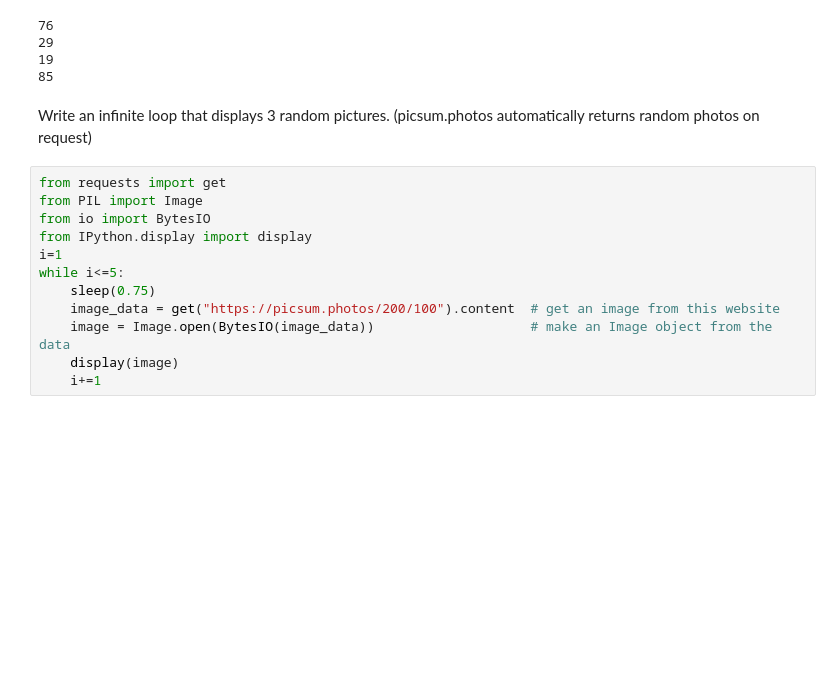
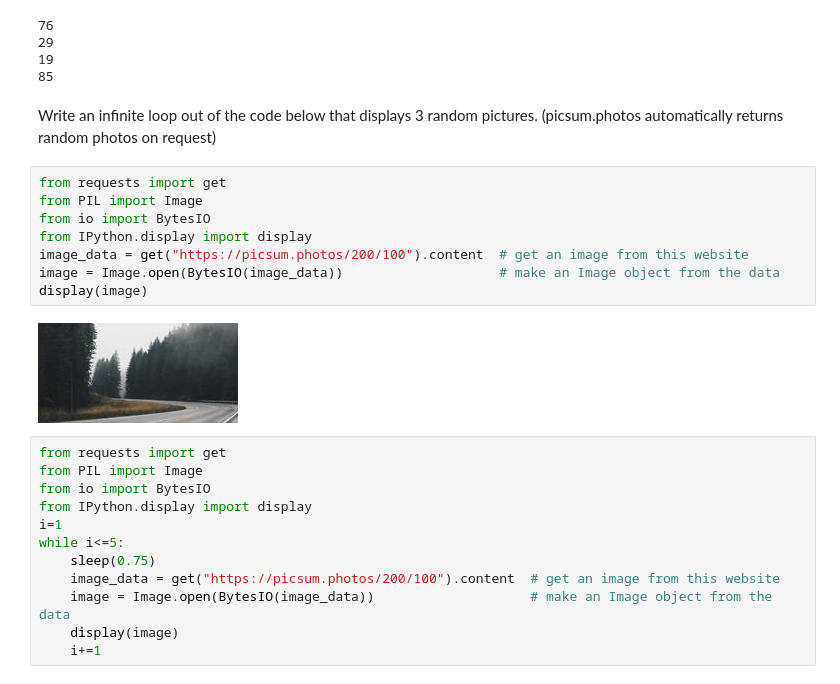
Before and after one commit to nickdelgrosso/CodeTeachingMaterials, a Jupyter notebook: notebooks/Python Blocks While Loops.ipynb, the cells around one changed output. Drawn from its saved outputs; the diff is of its cells as text; blank space fills up the shorter version.

```diff
--- a/notebooks/Python Blocks While Loops.ipynb
+++ b/notebooks/Python Blocks While Loops.ipynb
@@ -126,7 +126,17 @@ while i<=4:
 19
 85
 # %% [markdown]
-Write an infinite loop that displays 3 random pictures.  (picsum.photos automatically returns random photos on request)
+Write an infinite loop out of the code below that displays 3 random pictures.  (picsum.photos automatically returns random photos on request)
+# %%
+from requests import get
+from PIL import Image
+from io import BytesIO
+from IPython.display import display
+image_data = get("https://picsum.photos/200/100").content  # get an image from this website
+image = Image.open(BytesIO(image_data))                    # make an Image object from the data
+display(image)
+# %% [output]
+[figure, added]
 # %%
 from requests import get
 from PIL import Image
```
Also changed, not shown: parts of 4 cells of this notebook, 14 other files.
